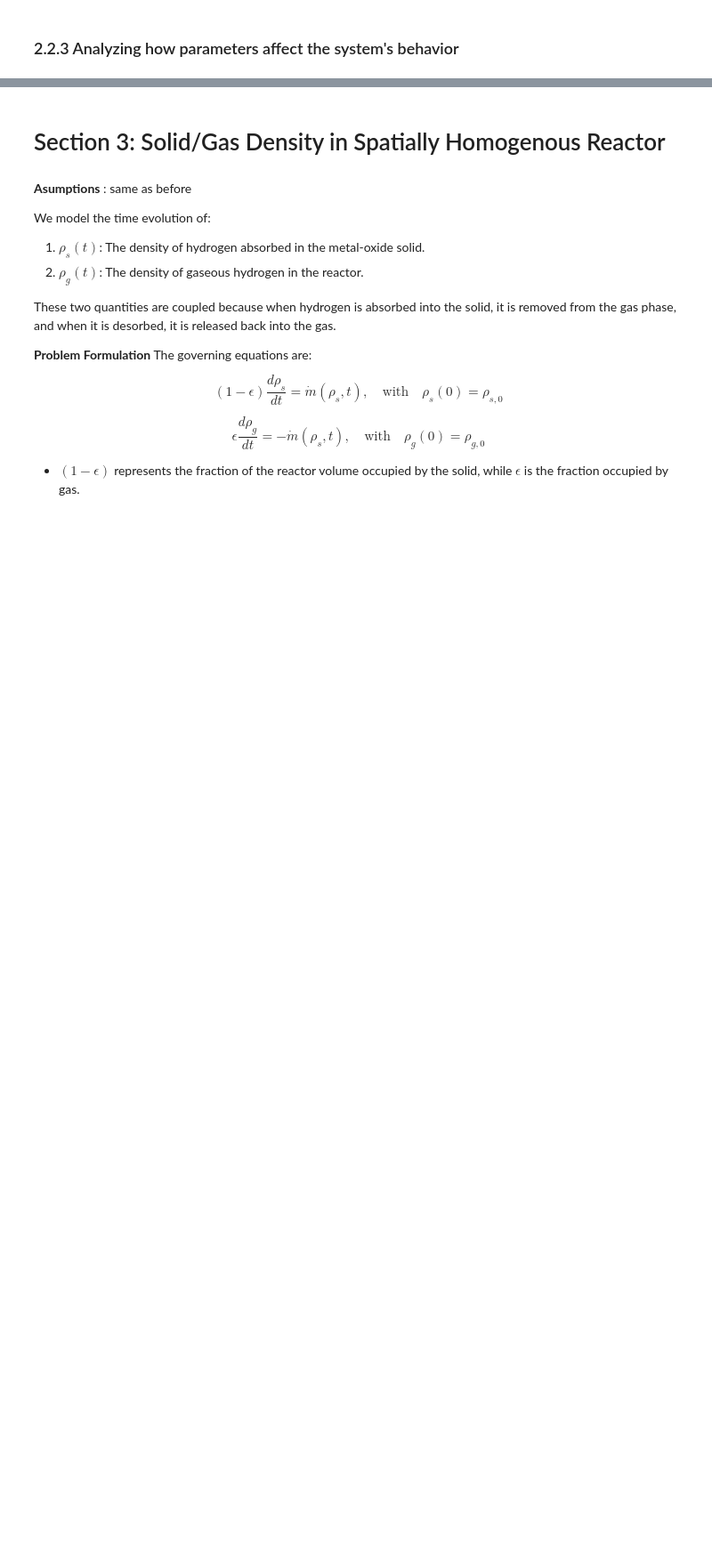
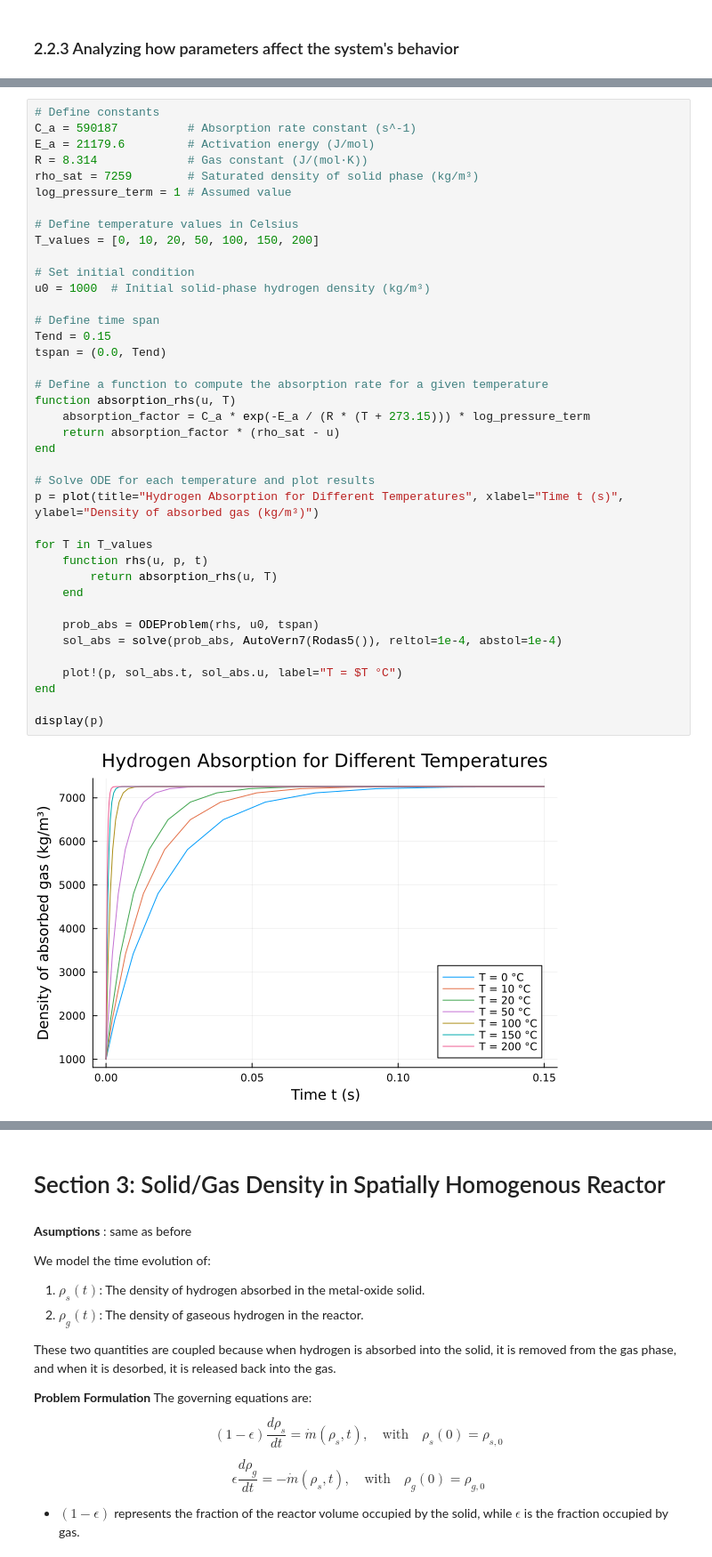
Before and after one commit to AnouchkaDESMETTRE/HydrogenProject, a Jupyter notebook: HydrogenProject.ipynb, the cells around one changed output, grey strips where cells are left out. Shown at 89% size. Cells and saved outputs as stored; diff of their text form; blank space fills up the shorter version.

```diff
--- a/HydrogenProject.ipynb
+++ b/HydrogenProject.ipynb
@@ -547,0 +590,41 @@ By studying these dependencies, we can better understand the optimal conditions
+# %%
+# Define constants
+C_a = 590187          # Absorption rate constant (s^-1)
+E_a = 21179.6         # Activation energy (J/mol)
+R = 8.314             # Gas constant (J/(mol·K))
+rho_sat = 7259        # Saturated density of solid phase (kg/m³)
+log_pressure_term = 1 # Assumed value
+
+# Define temperature values in Celsius
+T_values = [0, 10, 20, 50, 100, 150, 200]
+
+# Set initial condition
+u0 = 1000  # Initial solid-phase hydrogen density (kg/m³)
+
+# Define time span
+Tend = 0.15
+tspan = (0.0, Tend)
+
+# Define a function to compute the absorption rate for a given temperature
+function absorption_rhs(u, T)
+    absorption_factor = C_a * exp(-E_a / (R * (T + 273.15))) * log_pressure_term
+    return absorption_factor * (rho_sat - u)
+end
+
+# Solve ODE for each temperature and plot results
+p = plot(title="Hydrogen Absorption for Different Temperatures", xlabel="Time t (s)", ylabel="Density of absorbed gas (kg/m³)")
+
+for T in T_values
+    function rhs(u, p, t)
+        return absorption_rhs(u, T)
+    end
+
+    prob_abs = ODEProblem(rhs, u0, tspan)
+    sol_abs = solve(prob_abs, AutoVern7(Rodas5()), reltol=1e-4, abstol=1e-4)
+
+    plot!(p, sol_abs.t, sol_abs.u, label="T = $T °C")
+end
+
+display(p)
+# %% [output]
+[figure, added]
```
Also changed, not shown: parts of 7 cells of this notebook.
